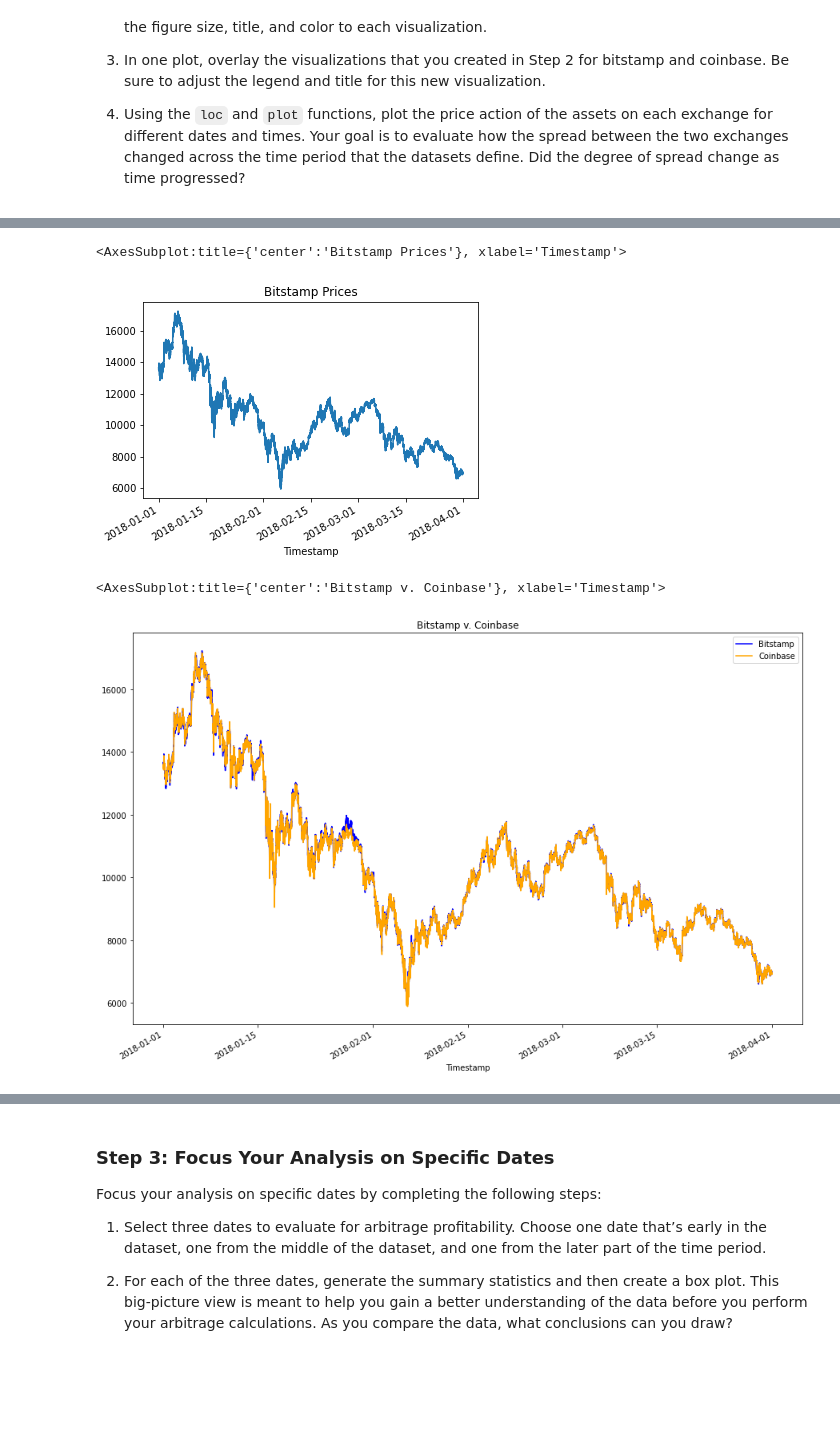
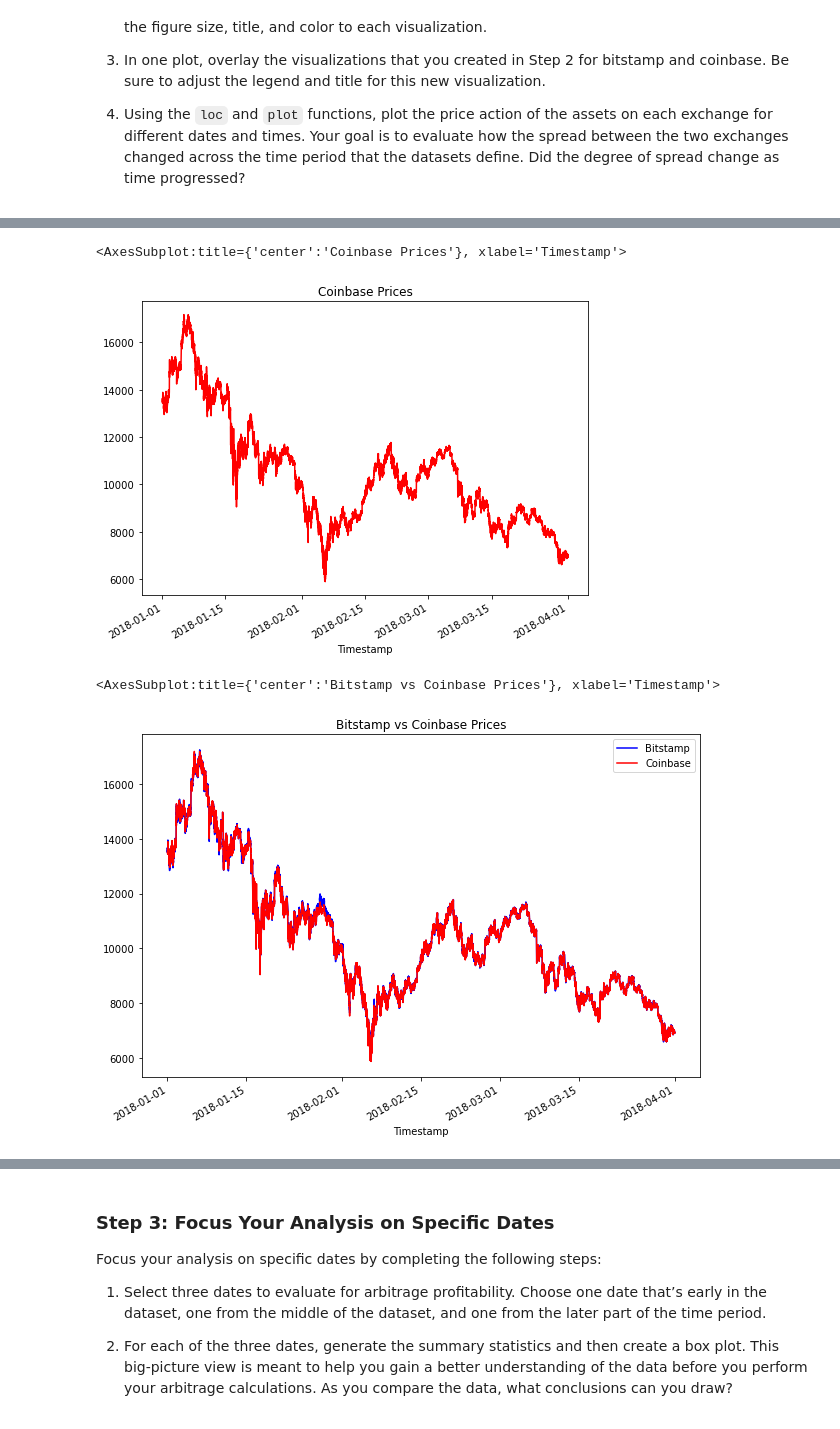
Before and after one commit to Sam-Weiner/Crypto_Arbitrage_Opp_Analysis, a Jupyter notebook: crypto_arbitrage.ipynb, the cells around one changed output, grey strips where cells are left out. Drawn from its saved outputs; the diff is of its cells as text; code cells hidden in the pictures; blank space fills up the shorter version.

```diff
--- a/crypto_arbitrage.ipynb
+++ b/crypto_arbitrage.ipynb
@@ -247,7 +266,7 @@ bitstamp_sliced = # YOUR CODE HERE
 # %%
 # Use loc or iloc to select `Timestamp (the index)` and `Close` from coinbase DataFrame
-coinbase_sliced = # YOUR CODE HERE
+coinbase_sliced = coinbase_clean.iloc[:, 3]
 
 # Review the first five rows of the DataFrame
-# YOUR CODE HERE
+coinbase_sliced.head()
 # %% [output]
@@ -306,18 +325,19 @@ Sort through the time series data associated with the bitstamp and coinbase Data
 # %%
 # Create a line plot for the coinbase DataFrame for the full length of time in the dataset
 # Be sure that the figure size, title, and color are tailored to each visualization
-# YOUR CODE HERE
+coinbase_sliced.plot(figsize=(8,6), title="Coinbase Prices", color = "red")
 # %% [output]
-<AxesSubplot:title={'center':'Bitstamp Prices'}, xlabel='Timestamp'>
+<AxesSubplot:title={'center':'Coinbase Prices'}, xlabel='Timestamp'>
-[figure, old version]
+[figure, new version]
 # %%
 # Overlay the visualizations for the bitstamp and coinbase DataFrames in one plot
 # The plot should visualize the prices over the full lenth of the dataset
 # Be sure to include the parameters: legend, figure size, title, and color and label
-# YOUR CODE HERE
+bitstamp_sliced.plot(legend = True, figsize=(10,7), title="Bitstamp vs Coinbase Prices", color="blue", label = "Bitstamp")
+coinbase_sliced.plot(legend= True, figsize=(10,7), label= "Coinbase", color = "red")
 # %% [output]
-<AxesSubplot:title={'center':'Bitstamp v. Coinbase'}, xlabel='Timestamp'>
+<AxesSubplot:title={'center':'Bitstamp vs Coinbase Prices'}, xlabel='Timestamp'>
-[figure, old version]
+[figure, new version]
 # %%
 # Using the loc and plot functions, create an overlay plot that visualizes
 # the price action of both DataFrames for a one month period early in the dataset
```
Also changed, not shown: parts of 15 cells of this notebook.
